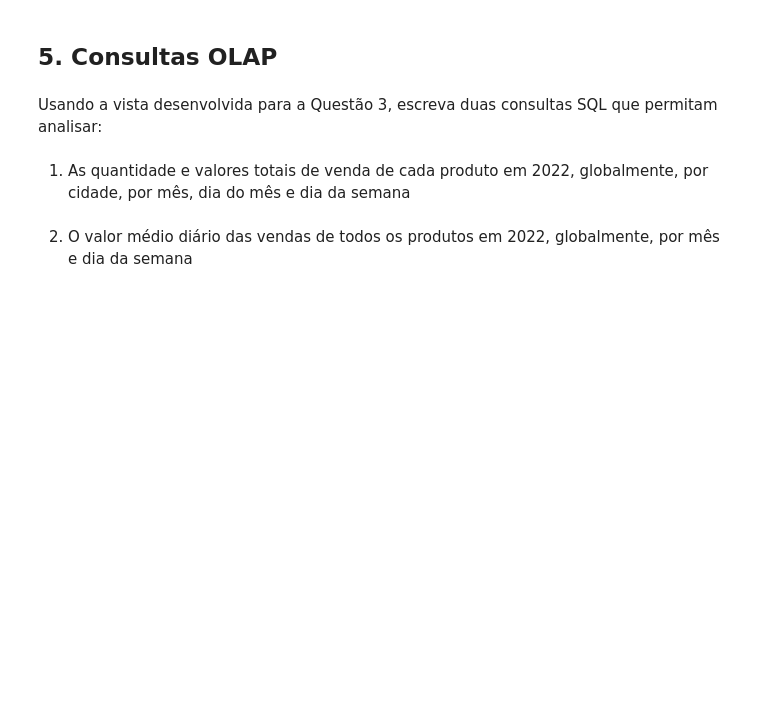
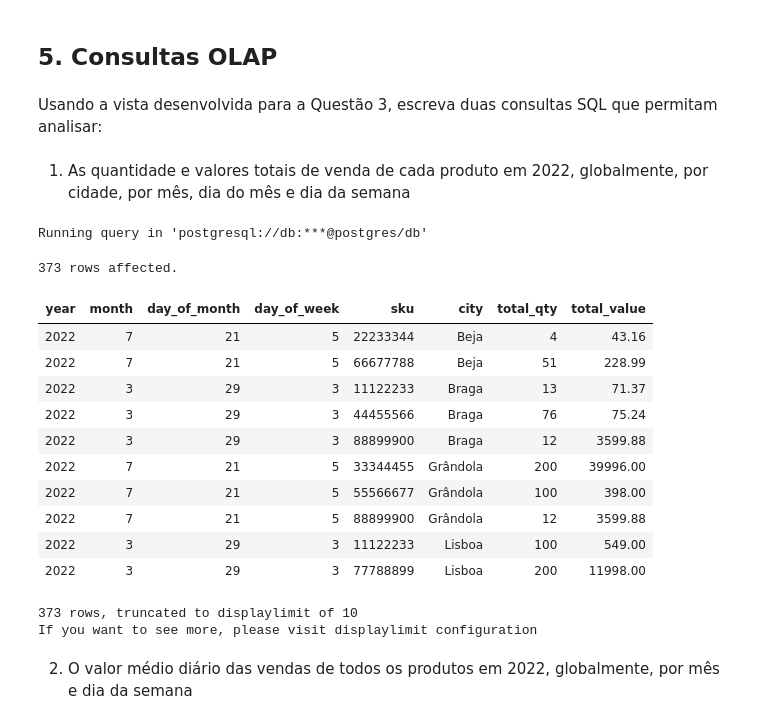
Before and after one commit to pedro-curto/BD-Project, a Jupyter notebook: entrega-3/E3-report.ipynb, the cells around one changed output. Saved outputs shown, nothing was run; the diff lists cells and outputs as text; code cells hidden in the pictures; blank space fills up the shorter version.

```diff
--- a/entrega-3/E3-report.ipynb
+++ b/entrega-3/E3-report.ipynb
@@ -196,50 +234,62 @@ Usando a vista desenvolvida para a Questão 3, escreva duas consultas SQL que pe
 # %% [markdown]
 1. As quantidade e valores totais de venda de cada produto em 2022, globalmente, por cidade, por mês, dia do mês e dia da semana
 # %%
-%%sql
+ %%sql
 CREATE TABLE IF NOT EXISTS data_dim AS
 SELECT
     EXTRACT(YEAR FROM dd) AS year,
     EXTRACT(MONTH FROM dd) AS month,
     EXTRACT(DAY FROM dd) AS day_of_month,
-    EXTRACT(DOW FROM dd) AS day_of_week
+    EXTRACT(DOW FROM dd) +1 AS day_of_week
 FROM
     GENERATE_SERIES(
         '2022-01-01'::DATE,
         '2022-12-31'::DATE,
         '1 day'::INTERVAL
     ) dd;
 
 
 SELECT
     dd.year,
     dd.month,
     dd.day_of_month,
     dd.day_of_week,
     ps.sku,
     ps.city,
     SUM(ps.qty) AS total_qty,
     SUM(ps.total_price) AS total_value
 FROM
     data_dim dd
 LEFT JOIN product_sales ps ON dd.year = 2022
     AND dd.month = ps.month
     AND dd.day_of_month = ps.day_of_month
     AND dd.day_of_week = ps.day_of_week
-GROUP BY
+GROUP BY GROUPING SETS(
+  ((dd.year, ps.city), (dd.month,ps.city), (dd.day_of_month,ps.city), (dd.day_of_week,ps.city), (ps.sku,ps.city))
+    )
+ORDER BY
     dd.year,
+    ps.city,
     dd.month,
     dd.day_of_month,
     dd.day_of_week,
-    ps.sku,
-    ps.city
-ORDER BY
-    dd.year,
-    dd.month,
-    dd.day_of_month,
-    dd.day_of_week,
-    ps.sku,
-    ps.city;
+    ps.sku;
+# %% [output]
+Running query in 'postgresql://db:***@postgres/db'
+373 rows affected.
+| year | month | day_of_month | day_of_week | sku | city | total_qty | total_value |
+| 2022 | 7 | 21 | 5 | 22233344 | Beja | 4 | 43.16 |
+| 2022 | 7 | 21 | 5 | 66677788 | Beja | 51 | 228.99 |
+| 2022 | 3 | 29 | 3 | 11122233 | Braga | 13 | 71.37 |
+| 2022 | 3 | 29 | 3 | 44455566 | Braga | 76 | 75.24 |
+| 2022 | 3 | 29 | 3 | 88899900 | Braga | 12 | 3599.88 |
+| 2022 | 7 | 21 | 5 | 33344455 | Grândola | 200 | 39996.00 |
+| 2022 | 7 | 21 | 5 | 55566677 | Grândola | 100 | 398.00 |
+| 2022 | 7 | 21 | 5 | 88899900 | Grândola | 12 | 3599.88 |
+| 2022 | 3 | 29 | 3 | 11122233 | Lisboa | 100 | 549.00 |
+| 2022 | 3 | 29 | 3 | 77788899 | Lisboa | 200 | 11998.00 |
+373 rows, truncated to displaylimit of 10
+If you want to see more, please visit displaylimit configuration
 # %% [markdown]
 2. O valor médio diário das vendas de todos os produtos em 2022, globalmente, por mês e dia da semana
 # %%
```
Also changed, not shown: parts of 7 cells of this notebook, 8 other files.
